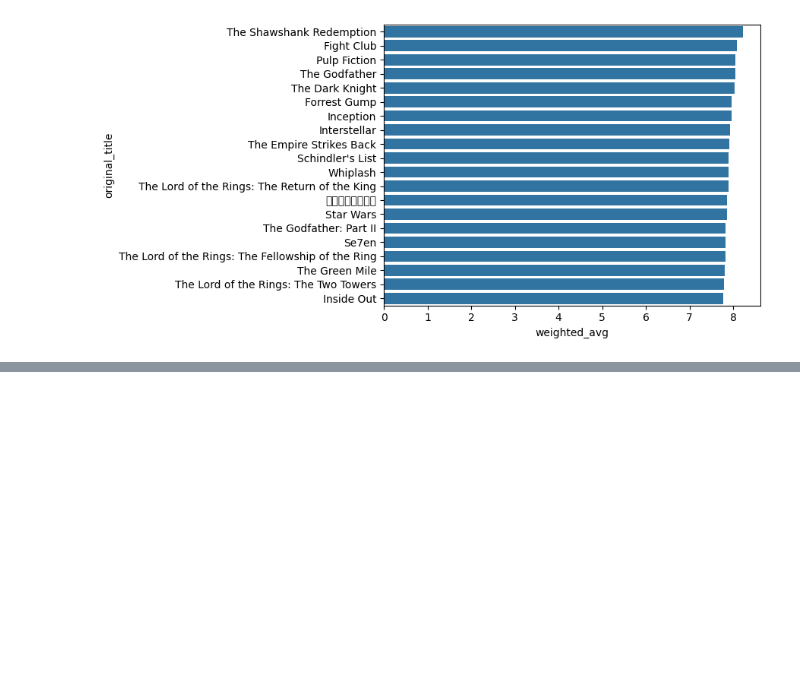
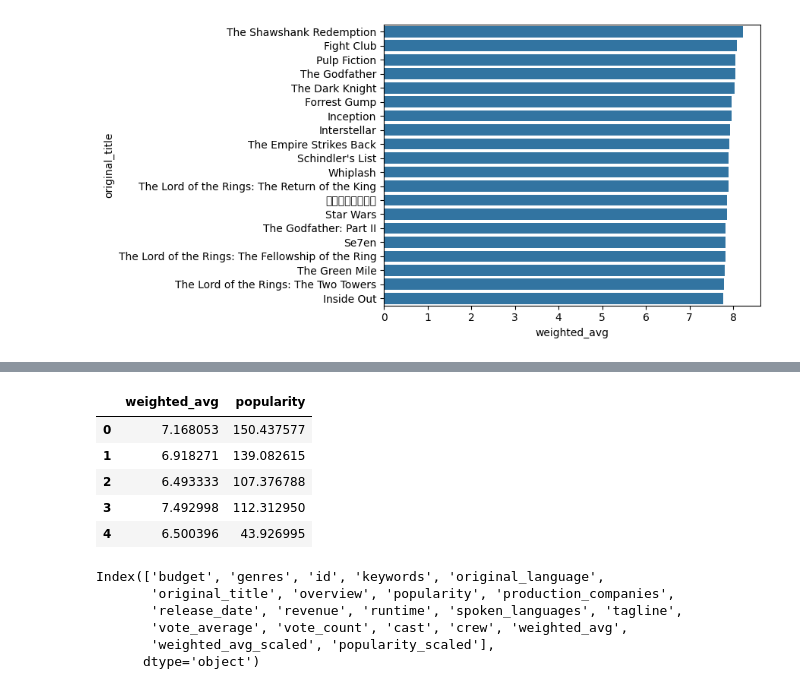
Before and after one commit to VirajThakur03/Movie-Recomendation-System, a Jupyter notebook: Movies_Recc_System_.ipynb, the cells around one changed output, grey strips where cells are left out. Saved outputs shown, nothing was run; the diff lists cells and outputs as text; code cells hidden in the pictures; blank space fills up the shorter version.

```diff
--- a/Movies_Recc_System_.ipynb
+++ b/Movies_Recc_System_.ipynb
@@ -228,0 +260,9 @@ plt.show
+# %%
+filtered_df[['weighted_avg' , 'popularity']][0:5]
+# %% [output]
+|  | weighted_avg | popularity |
+| 0 | 7.168053 | 150.437577 |
+| 1 | 6.918271 | 139.082615 |
+| 2 | 6.493333 | 107.376788 |
+| 3 | 7.492998 | 112.312950 |
+| 4 | 6.500396 | 43.926995 |
@@ -228,0 +277,9 @@ plt.show
+# %%
+filtered_df.columns
+# %% [output]
+Index(['budget', 'genres', 'id', 'keywords', 'original_language',
+       'original_title', 'overview', 'popularity', 'production_companies',
+       'release_date', 'revenue', 'runtime', 'spoken_languages', 'tagline',
+       'vote_average', 'vote_count', 'cast', 'crew', 'weighted_avg',
+       'weighted_avg_scaled', 'popularity_scaled'],
+      dtype='object')
```
Also changed, not shown: parts of 10 cells of this notebook.
